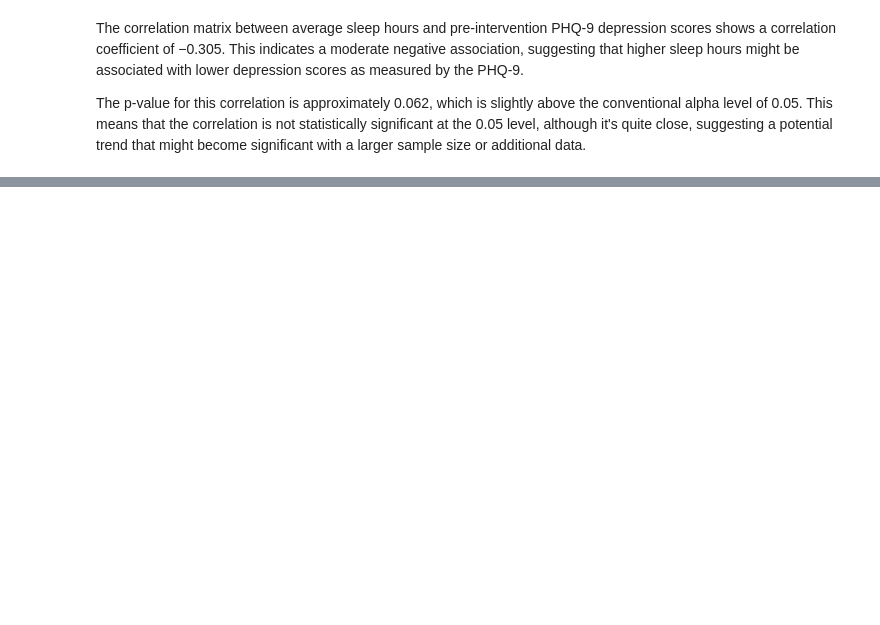
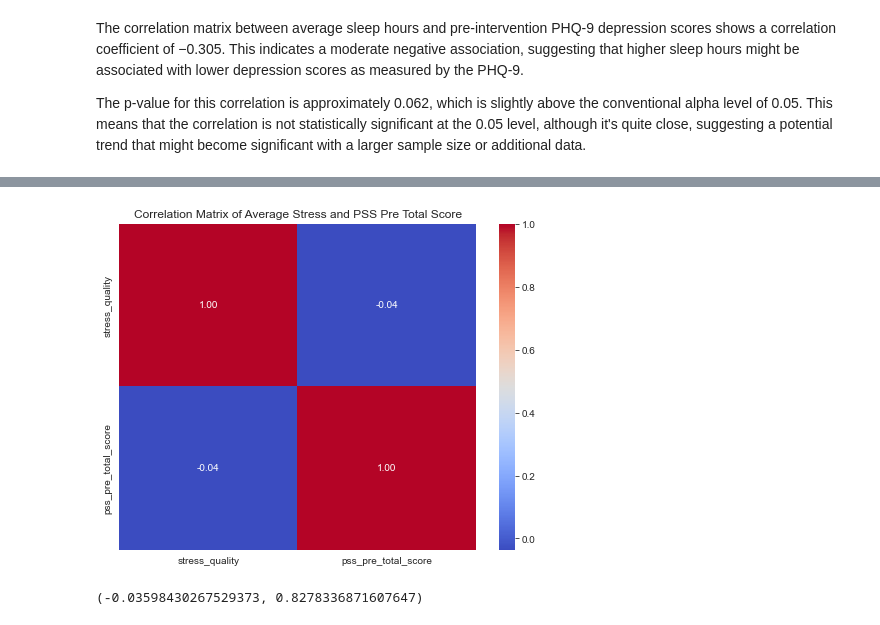
Before and after one commit to MR-ENVYR/BRSM-NSTW-PROJ, a Jupyter notebook: Sreejan/EMA.ipynb, the cells around one changed output, grey strips where cells are left out. Cells and saved outputs as stored; diff of their text form; code cells hidden in the pictures; blank space fills up the shorter version.

```diff
--- a/Sreejan/EMA.ipynb
+++ b/Sreejan/EMA.ipynb
@@ -275,0 +282,6 @@ The p-value for this correlation is approximately
+# %%
+# Load the sleep quality data
+stress_data = pd.read_csv('./EMA/stress.csv')
+
+# Display the first few rows of the sleep quality data and their column names
+stress_data.head(), stress_data.columns
@@ -275,0 +296,11 @@ The p-value for this correlation is approximately
+# %%
+# Calculate the average sleep quality per user
+stress_quality = stress_data.groupby('uid')['level'].mean().reset_index()
+
+# We already have the PSS pre-intervention scores loaded as 'pss_pre_scores'
+# Merging the average sleep quality with PSS pre-intervention stress scores
+merged_data_quality_pss = pd.merge(stress_quality, pss_pre_scores, on='uid', how='inner')
+merged_data_quality_pss.columns = ['uid', 'stress_quality', 'pss_pre_total_score']
+
+# Display the merged data for confirmation
+merged_data_quality_pss.head()
@@ -275,0 +314,18 @@ The p-value for this correlation is approximately
+# %%
+# Compute the correlation matrix for the merged data
+correlation_matrix_quality_pss = merged_data_quality_pss[['stress_quality', 'pss_pre_total_score']].corr()
+
+# Display the correlation matrix using a heatmap
+plt.figure(figsize=(8, 6))
+sns.heatmap(correlation_matrix_quality_pss, annot=True, cmap='coolwarm', fmt=".2f")
+plt.title('Correlation Matrix of Average Stress and PSS Pre Total Score')
+plt.show()
+
+# Perform Pearson's correlation test
+correlation_coefficient_quality_pss, p_value_quality_pss = pearsonr(merged_data_quality_pss['stress_quality'], merged_data_quality_pss['pss_pre_total_score'])
+
+# Print Pearson's correlation coefficient and p-value
+correlation_coefficient_quality_pss, p_value_quality_pss
+# %% [output]
+[figure, added]
+(-0.03598430267529373, 0.8278336871607647)
```
Also changed, not shown: parts of 37 cells of this notebook, 19 other files.
